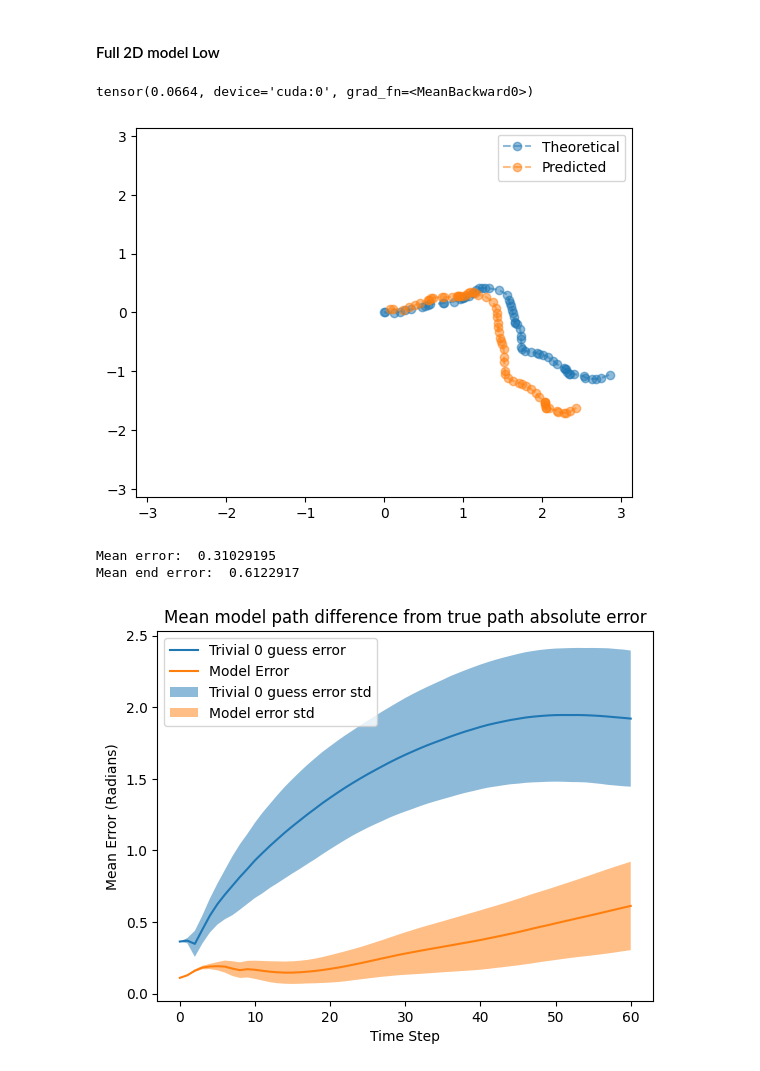
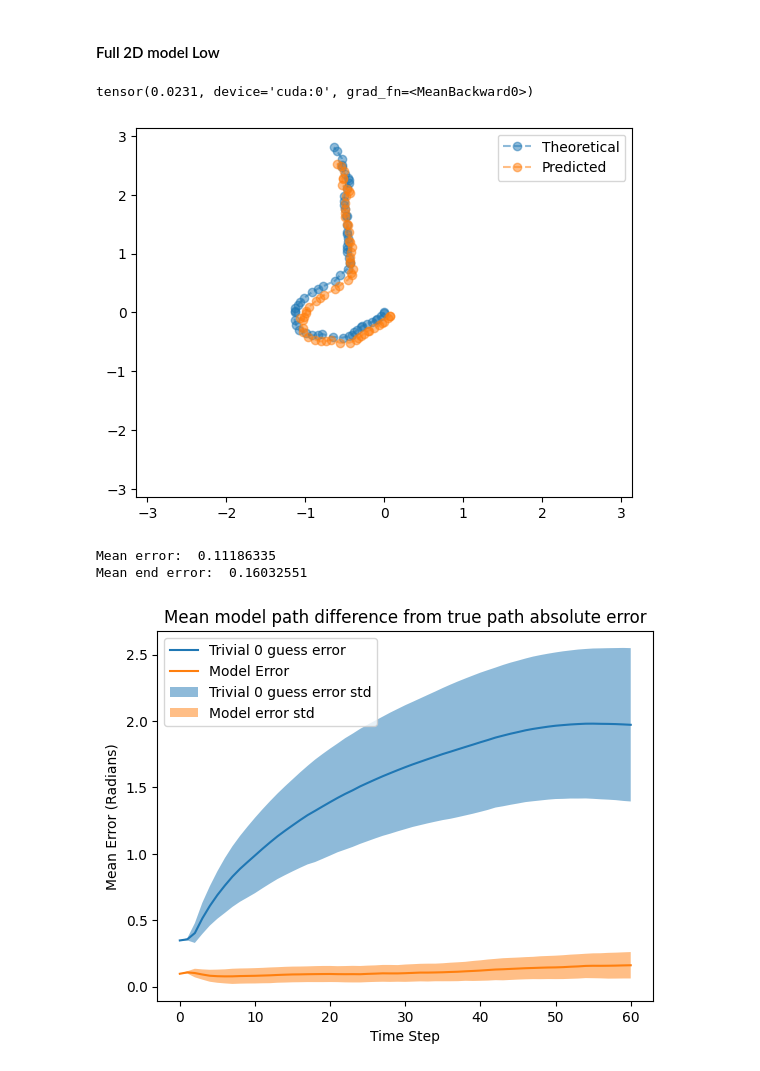
Before and after one commit to bioAI-Oslo/RNN-Adding-Problem-Representations, a Jupyter notebook: notebooks/summer.ipynb, the cells around one changed output. Saved outputs shown, nothing was run; the diff lists cells and outputs as text; code cells hidden in the pictures.

Commit message:
Much better training on relative 2D model

```diff
--- a/notebooks/summer.ipynb
+++ b/notebooks/summer.ipynb
@@ -90,9 +94,9 @@ Running on GPU:  cuda:0
 # %% [markdown]
 ## Model
 # %%
-input_data = np.load("../datasets/gradual_2D_2500_25_64.npy",allow_pickle=True)
+input_data = np.load("../datasets/gradual_2D_5000_25_64.npy",allow_pickle=True)
 # %%
-hidden_size = 128
+hidden_size = 64
 input_size = 1
 # nav_size = 1
 
@@ -100,7 +104,7 @@ input_size = 1
 model1 = RNN_circular_2D_xy_relative(input_size,hidden_size,lr=0.0002,act_decay=0.01,weight_decay=0.0).to(device)
 # model1 = torch.compile(model1)
 
-train = False
+train = True
 
 if train:
     # _ = model1.train_gradual(epochs=1500)
@@ -344,7 +351,7 @@ out = out.permute(1,0,2)[:,:,:]
 mse = torch.mean((labels-out)**2)
 print(mse)
 # %% [output]
-tensor(0.0664, device='cuda:0', grad_fn=<MeanBackward0>)
+tensor(0.0231, device='cuda:0', grad_fn=<MeanBackward0>)
 # %%
 # out_decoded = sincos_to_2D(out)
 labels = labels.detach().cpu().numpy()
@@ -364,17 +371,17 @@ out_shifted = out - np.expand_dims((out[:,0,:] - labels[:,0,:]),1)
 # mse = torch.mean((labels-path)**2)
 # print(mse)
 # %%
-n = 68
+n = 13
 plt.plot(labels[n,:,0],labels[n,:,1],"--o", alpha=0.5, label="Theoretical")
 # plt.plot(out_decoded[n,:,0],out_decoded[n,:,1],"--o", alpha=0.5, label="Predicted")
 plt.plot(out[n,:,0],out[n,:,1],"--o", alpha=0.5, label="Predicted")
 # plt.plot(path[n,:,0],path[n,:,1],"--o", alpha=0.5, label="Predicted")
 plt.legend()
 plt.xlim(-np.pi,np.pi)
 plt.ylim(-np.pi,np.pi)
 plt.show()
 # %% [output]
-[figure, old version]
+[figure, new version]
 # %%
 # Calculate path error
 # path = out_decoded.numpy()
@@ -405,6 +412,6 @@ plt.xlabel("Time Step")
 plt.ylabel("Mean Error (Radians)")
 plt.show()
 # %% [output]
-Mean error:  0.31029195
-Mean end error:  0.6122917
+Mean error:  0.11186335
+Mean end error:  0.16032551
-[figure, old version]
+[figure, new version]
```
Also changed, not shown: parts of 10 cells of this notebook, 1 other file.
